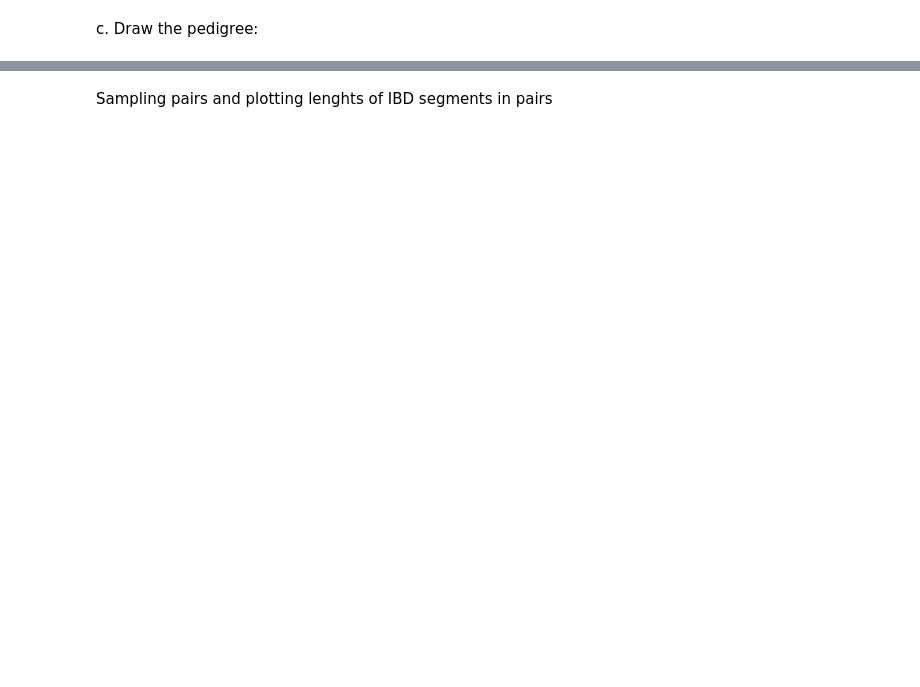
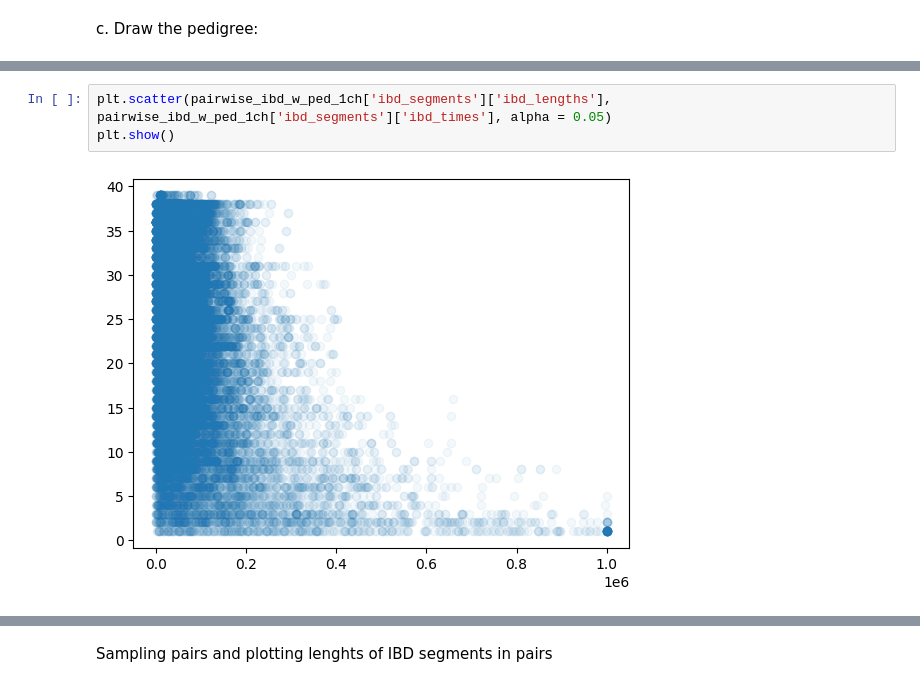
Before and after one commit to mpoe827/oeb252_2024, a Jupyter notebook: pedigrees_in_msprime.ipynb, the cells around one changed output, grey strips where cells are left out. Drawn from its saved outputs; the diff is of its cells as text; blank space fills up the shorter version.

```diff
--- a/pedigrees_in_msprime.ipynb
+++ b/pedigrees_in_msprime.ipynb
@@ -219,0 +500,5 @@ ts
+# %%
+plt.scatter(pairwise_ibd_w_ped_1ch['ibd_segments']['ibd_lengths'], pairwise_ibd_w_ped_1ch['ibd_segments']['ibd_times'], alpha = 0.05)
+plt.show()
+# %% [output]
+[figure, added]
```
Also changed, not shown: parts of 59 cells of this notebook, 47 other files.
